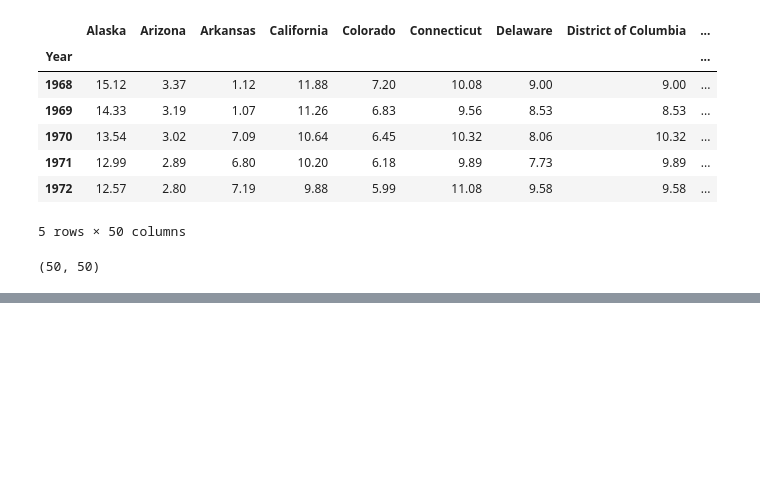
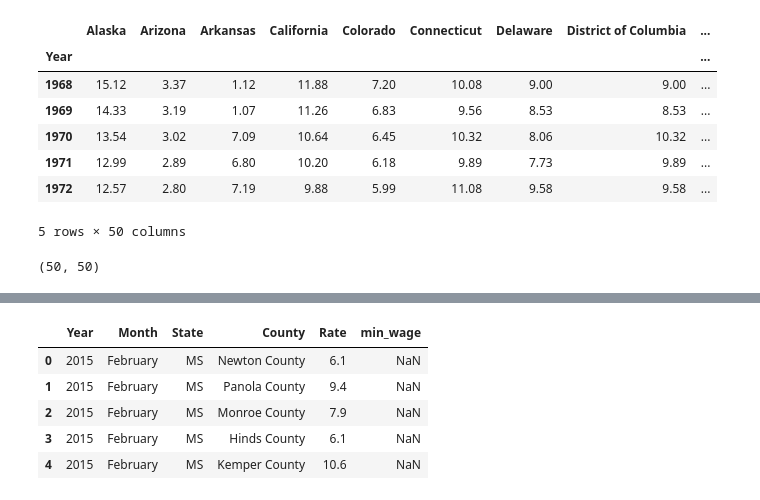
Before and after one commit to atystats/Data-Analysis-in-Python, a Jupyter notebook: Data Analysis Pandas Part 2.ipynb, the cells around one changed output, grey strips where cells are left out. Cells and saved outputs as stored; diff of their text form; code cells hidden in the pictures; blank space fills up the shorter version.

```diff
--- a/Data Analysis Pandas Part 2.ipynb
+++ b/Data Analysis Pandas Part 2.ipynb
@@ -141,0 +261,4 @@ act_min_wage.drop(all_zero, axis = 1).shape
+# %%
+state_abv = pd.read_csv("/Users/atyagi/Desktop/Python Tutorials/Data-Analysis-in-Python/Dataset/state_abv.csv",
+                       index_col = 0)
+state_abv.head()
@@ -141,0 +273,4 @@ act_min_wage.drop(all_zero, axis = 1).shape
+# %%
+# Now we will convert the data to dictionary and map it to the table.
+state_abv_dict = state_abv["Postal Code"].to_dict()
+state_abv_dict
@@ -141,0 +295,11 @@ act_min_wage.drop(all_zero, axis = 1).shape
+# %%
+unemp_2015["State"] = unemp_2015["State"].map(state_abv_dict)
+# %%
+unemp_2015.head()
+# %% [output]
+|  | Year | Month | State | County | Rate | min_wage |
+| 0 | 2015 | February | MS | Newton County | 6.1 | NaN |
+| 1 | 2015 | February | MS | Panola County | 9.4 | NaN |
+| 2 | 2015 | February | MS | Monroe County | 7.9 | NaN |
+| 3 | 2015 | February | MS | Hinds County | 6.1 | NaN |
+| 4 | 2015 | February | MS | Kemper County | 10.6 | NaN |
```
Also changed, not shown: parts of 15 cells of this notebook, 3 other files.
